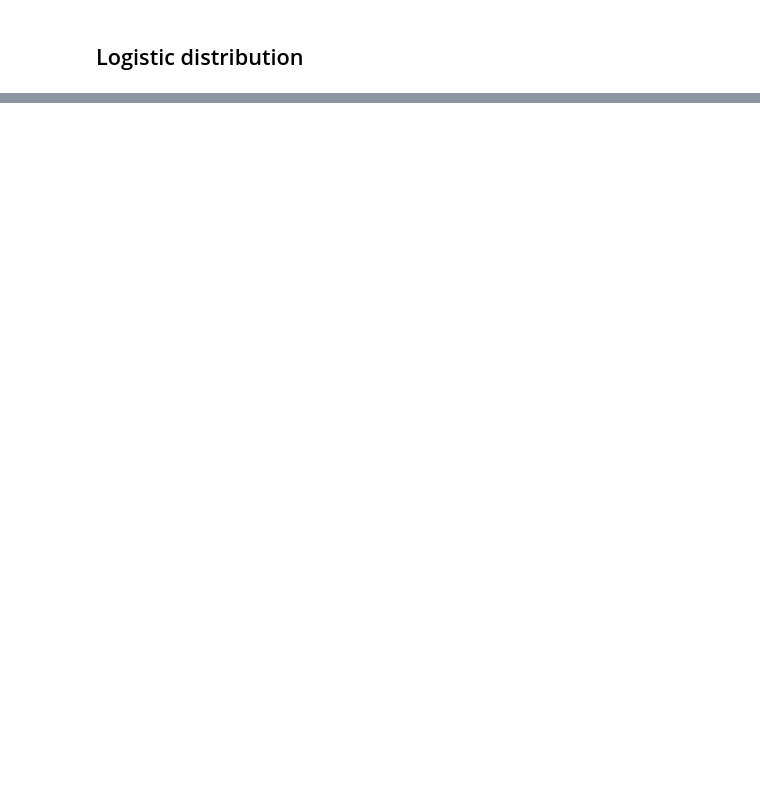
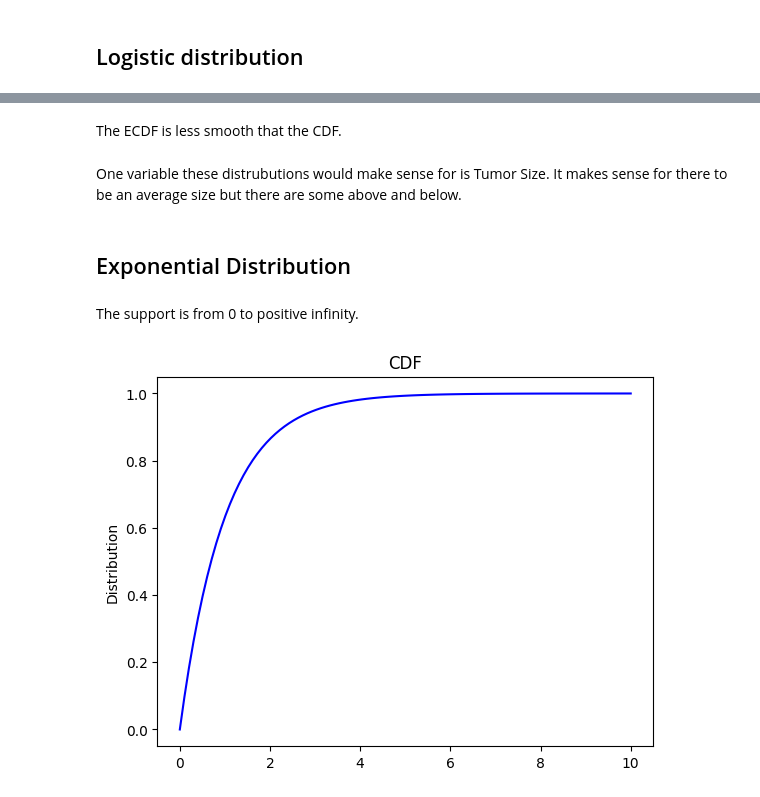
Before and after one commit to gegeorge25/DS5030_public_repo_grace_george, a Jupyter notebook: assignment_6.ipynb, the cells around one changed output, grey strips where cells are left out. Saved outputs shown, nothing was run; the diff lists cells and outputs as text; code cells hidden in the pictures; blank space fills up the shorter version.

```diff
--- a/assignment_6.ipynb
+++ b/assignment_6.ipynb
@@ -316,0 +386,13 @@ where $0 \le p_i \le 1$ and $ \sum_{k=1}^K p_k = 1$.
+# %% [markdown]
+The ECDF is less smooth that the CDF.
+# %% [markdown]
+One variable these distrubutions would make sense for is Tumor Size. It makes sense for there to be an average size but there are some above and below.
+# %% [markdown]
+## Exponential Distribution
+# %% [markdown]
+The support is from 0 to positive infinity.
+# %%
+grid=np.linspace(0,10,100)
+c=1
+F_x=1-np.exp(-c*grid)
+# F_x
@@ -316,0 +402,7 @@ where $0 \le p_i \le 1$ and $ \sum_{k=1}^K p_k = 1$.
+# %%
+sns.lineplot(x=grid,y=F_x,color='blue')
+plt.ylabel('Distribution')
+plt.title('CDF')
+plt.show()
+# %% [output]
+[figure, added]
```
Also changed, not shown: parts of 46 cells of this notebook.
